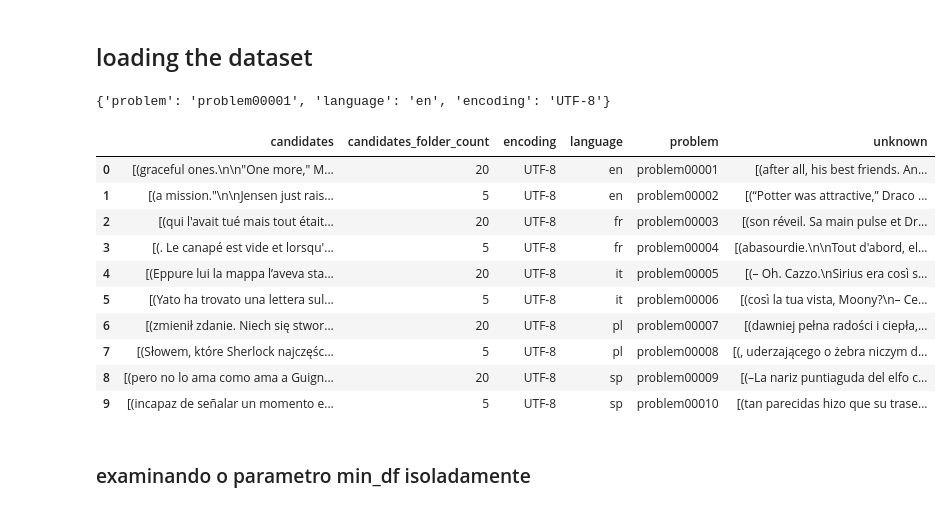
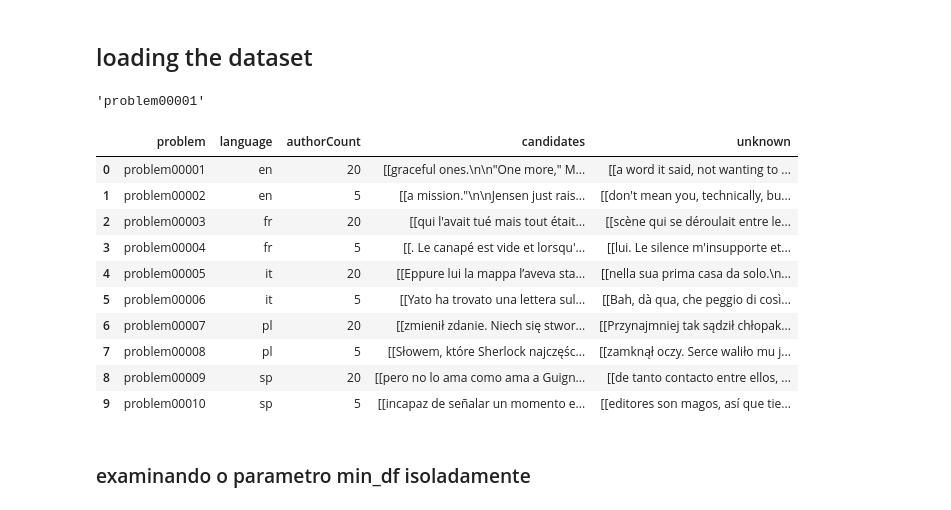
Before and after one commit to jeleandro/dataScienceNotebook, a Jupyter notebook: PANAA2018/2019/PAN_AA_2018-charwb.ipynb, the cells around one changed output. Saved outputs shown, nothing was run; the diff lists cells and outputs as text; code cells hidden in the pictures.

```diff
--- a/PANAA2018/2019/PAN_AA_2018-charwb.ipynb
+++ b/PANAA2018/2019/PAN_AA_2018-charwb.ipynb
@@ -60,0 +69,4 @@ from sklearn.metrics import roc_auc_score, f1_score, precision_score, recall_sco
+# %%
+np.set_printoptions(precision=4)
+pd.options.display.float_format = '{:,.4f}'.format
+sns.set(color_codes=True);
@@ -81,10 +117,16 @@ from skleanExtensions import DenseTransformer
 # %% [markdown]
 ### paths configuration
 # %%
-baseDir = '/Users/joseeleandrocustodio/Dropbox/mestrado/02 - Pesquisa/code';
+baseDir = '../';
 
-inputDir= pathjoin(baseDir,'pan18aa');
-outputDir= pathjoin(baseDir,'out',"oficial");
+corpusTraining    = 'pan18-cross-domain-authorship-attribution-training-dataset-2017-12-02';
+corpusEvaluation = 'pan18-cross-domain-authorship-attribution-test-dataset2-2018-04-20';
+corpusEach1 = 'Lyrics_AA_PT';
+
+currentCorpus = corpusTraining;
+
+inputDir= pathjoin(baseDir,currentCorpus);
+outputDir= pathjoin(baseDir,'out');
 if not os.path.exists(outputDir):
     os.mkdir(outputDir);
 # %% [markdown]
@@ -94,6 +136,6 @@ import pan;
 # %%
-problems = pan.readCollectionsOfProblems(inputDir);
+problems = pan.readCollectionsOfProblemsFromZip(inputDir + '.zip');
 # %%
-problems[0]
+problems[0]['problem']
 # %% [output]
-{'problem': 'problem00001', 'language': 'en', 'encoding': 'UTF-8'}
+'problem00001'
@@ -109,17 +142,17 @@ for index,problem in enumerate(problems):
 # %%
-pd.DataFrame(problems)
+pd.DataFrame(problems)[['problem','language','authorCount','candidates','unknown']]
 # %% [output]
-|  | candidates | candidates_folder_count | encoding | language | problem | unknown |
-| 0 | [(graceful ones.\n\n"One more," M... | 20 | UTF-8 | en | problem00001 | [(after all, his best friends. An... |
-| 1 | [(a mission."\n\nJensen just rais... | 5 | UTF-8 | en | problem00002 | [(“Potter was attractive,” Draco ... |
-| 2 | [(qui l'avait tué mais tout était... | 20 | UTF-8 | fr | problem00003 | [(son réveil. Sa main pulse et Dr... |
-| 3 | [(. Le canapé est vide et lorsqu'... | 5 | UTF-8 | fr | problem00004 | [(abasourdie.\n\nTout d'abord, el... |
-| 4 | [(Eppure lui la mappa l’aveva sta... | 20 | UTF-8 | it | problem00005 | [(– Oh. Cazzo.\nSirius era così s... |
-| 5 | [(Yato ha trovato una lettera sul... | 5 | UTF-8 | it | problem00006 | [(così la tua vista, Moony?\n– Ce... |
-| 6 | [(zmienił zdanie. Niech się stwor... | 20 | UTF-8 | pl | problem00007 | [(dawniej pełna radości i ciepła,... |
-| 7 | [(Słowem, które Sherlock najczęśc... | 5 | UTF-8 | pl | problem00008 | [(, uderzającego o żebra niczym d... |
-| 8 | [(pero no lo ama como ama a Guign... | 20 | UTF-8 | sp | problem00009 | [(–La nariz puntiaguda del elfo c... |
-| 9 | [(incapaz de señalar un momento e... | 5 | UTF-8 | sp | problem00010 | [(tan parecidas hizo que su trase... |
+|  | problem | language | authorCount | candidates | unknown |
+| 0 | problem00001 | en | 20 | [[graceful ones.\n\n"One more," M... | [[a word it said, not wanting to ... |
+| 1 | problem00002 | en | 5 | [[a mission."\n\nJensen just rais... | [[don't mean you, technically, bu... |
+| 2 | problem00003 | fr | 20 | [[qui l'avait tué mais tout était... | [[scène qui se déroulait entre le... |
+| 3 | problem00004 | fr | 5 | [[. Le canapé est vide et lorsqu'... | [[lui. Le silence m'insupporte et... |
+| 4 | problem00005 | it | 20 | [[Eppure lui la mappa l’aveva sta... | [[nella sua prima casa da solo.\n... |
+| 5 | problem00006 | it | 5 | [[Yato ha trovato una lettera sul... | [[Bah, dà qua, che peggio di così... |
+| 6 | problem00007 | pl | 20 | [[zmienił zdanie. Niech się stwor... | [[Przynajmniej tak sądził chłopak... |
+| 7 | problem00008 | pl | 5 | [[Słowem, które Sherlock najczęśc... | [[zamknął oczy. Serce waliło mu j... |
+| 8 | problem00009 | sp | 20 | [[pero no lo ama como ama a Guign... | [[de tanto contacto entre ellos, ... |
+| 9 | problem00010 | sp | 5 | [[incapaz de señalar un momento e... | [[editores son magos, así que tie... |
 # %% [markdown]
 ### examinando o parametro min_df isoladamente
 # %%
```
Also changed, not shown: parts of 41 cells of this notebook, 6 other files.
